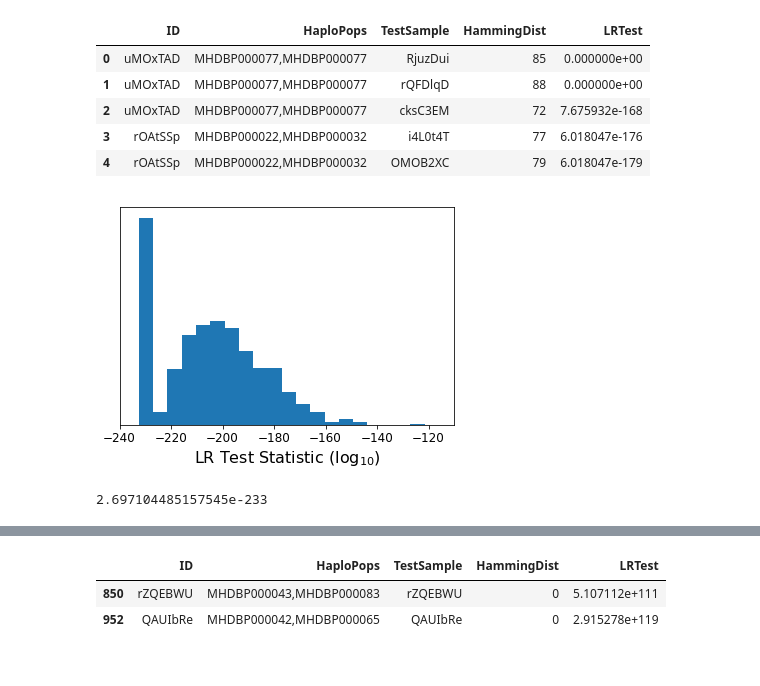
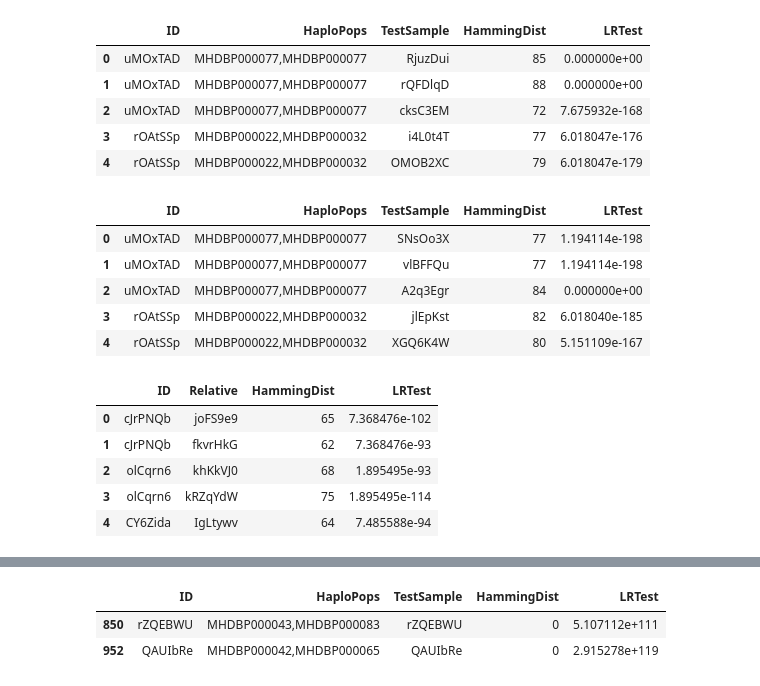
Before and after one commit to bioforensics/MicroHapulator, a Jupyter notebook: notebook/usa8k/sample-matching.ipynb, the cells around one changed output, grey strips where cells are left out. Drawn from its saved outputs; the diff is of its cells as text; code cells hidden in the pictures.

```diff
--- a/notebook/usa8k/sample-matching.ipynb
+++ b/notebook/usa8k/sample-matching.ipynb
@@ -61,17 +85,21 @@ samepop.head()
 | 2 | uMOxTAD | MHDBP000077,MHDBP000077 | cksC3EM | 72 | 7.675932e-168 |
 | 3 | rOAtSSp | MHDBP000022,MHDBP000032 | i4L0t4T | 77 | 6.018047e-176 |
 | 4 | rOAtSSp | MHDBP000022,MHDBP000032 | OMOB2XC | 79 | 6.018047e-179 |
-# %%
-themin = numpy.log10(min([x for x in samepop.LRTest if x > 0.0]))
-lrt = [numpy.log10(x) if x > 0.0 else themin for x in samepop.LRTest]
-lrt = [x for x in lrt if x < 0.0]
-_ = plt.hist(lrt, bins=20)
-_ = plt.xlim(-240, -110)
-_ = plt.yticks([])
-_ = plt.xlabel(r'LR Test Statistic ($\log_{10}$)')
-# %% [output]
-[figure, removed]
-# %%
-min([x for x in samepop.LRTest if x > 0.0])
-# %% [output]
-2.697104485157545e-233
+# %%
+allpop.head()
+# %% [output]
+|  | ID | HaploPops | TestSample | HammingDist | LRTest |
+| 0 | uMOxTAD | MHDBP000077,MHDBP000077 | SNsOo3X | 77 | 1.194114e-198 |
+| 1 | uMOxTAD | MHDBP000077,MHDBP000077 | vlBFFQu | 77 | 1.194114e-198 |
+| 2 | uMOxTAD | MHDBP000077,MHDBP000077 | A2q3Egr | 84 | 0.000000e+00 |
+| 3 | rOAtSSp | MHDBP000022,MHDBP000032 | jlEpKst | 82 | 6.018040e-185 |
+| 4 | rOAtSSp | MHDBP000022,MHDBP000032 | XGQ6K4W | 80 | 5.151109e-167 |
+# %%
+related.head()
+# %% [output]
+|  | ID | Relative | HammingDist | LRTest |
+| 0 | cJrPNQb | joFS9e9 | 65 | 7.368476e-102 |
+| 1 | cJrPNQb | fkvrHkG | 62 | 7.368476e-93 |
+| 2 | olCqrn6 | khKkVJ0 | 68 | 1.895495e-93 |
+| 3 | olCqrn6 | kRZqYdW | 75 | 1.895495e-114 |
+| 4 | CY6Zida | IgLtywv | 64 | 7.485588e-94 |
```
Also changed, not shown: parts of 20 cells of this notebook, 4 other files.
